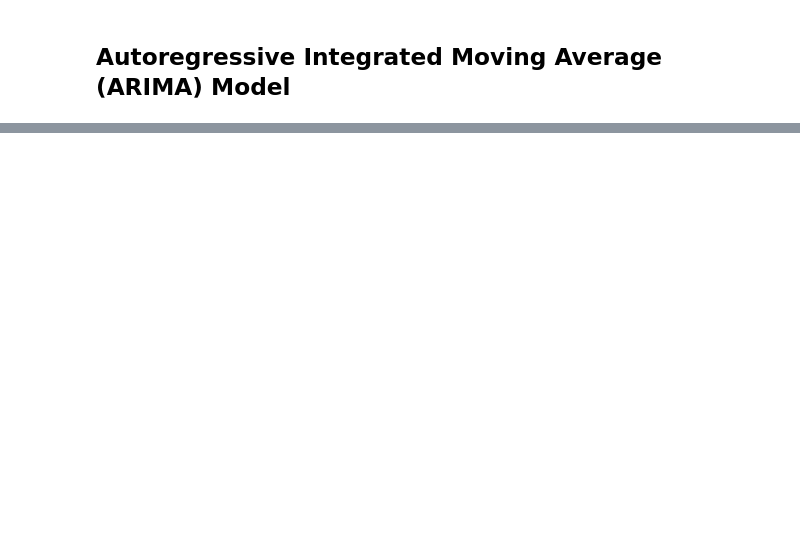
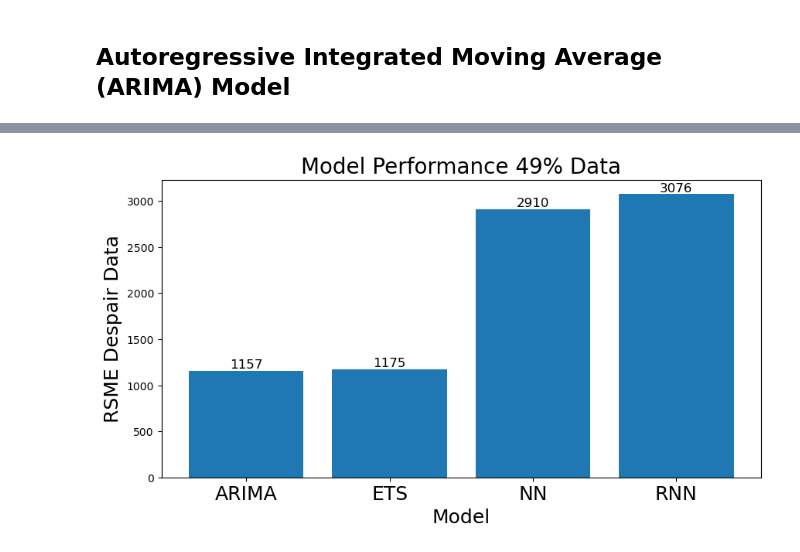
Before and after one commit to txpetrin/pred_analytics_final, a Jupyter notebook: code/final_notebook.ipynb, the cells around one changed output, grey strips where cells are left out. Saved outputs shown, nothing was run; the diff lists cells and outputs as text; code cells hidden in the pictures; blank space fills up the shorter version.

```diff
--- a/code/final_notebook.ipynb
+++ b/code/final_notebook.ipynb
@@ -184,0 +284,16 @@ Let's try train points 1, 8, and 86
+# %%
+results = {"ARIMA" : 1157, "ETS"  : 1175, "NN" : 2910, "RNN" : 3076}
+
+model = results.keys()
+values = results.values()
+
+fig = plt.figure(figsize=(10, 5))
+plt.xlabel("Model", fontsize = 18)
+plt.ylabel("RSME Despair Data", fontsize = 18)
+plt.title("Model Performance 49% Data", fontsize = 20)
+bars = plt.bar(model, values)
+plt.bar_label(bars, fontsize = 12)
+plt.xticks(fontsize=18)
+plt.show()
+# %% [output]
+[figure, added]
```
Also changed, not shown: parts of 31 cells of this notebook, 7 other files.
